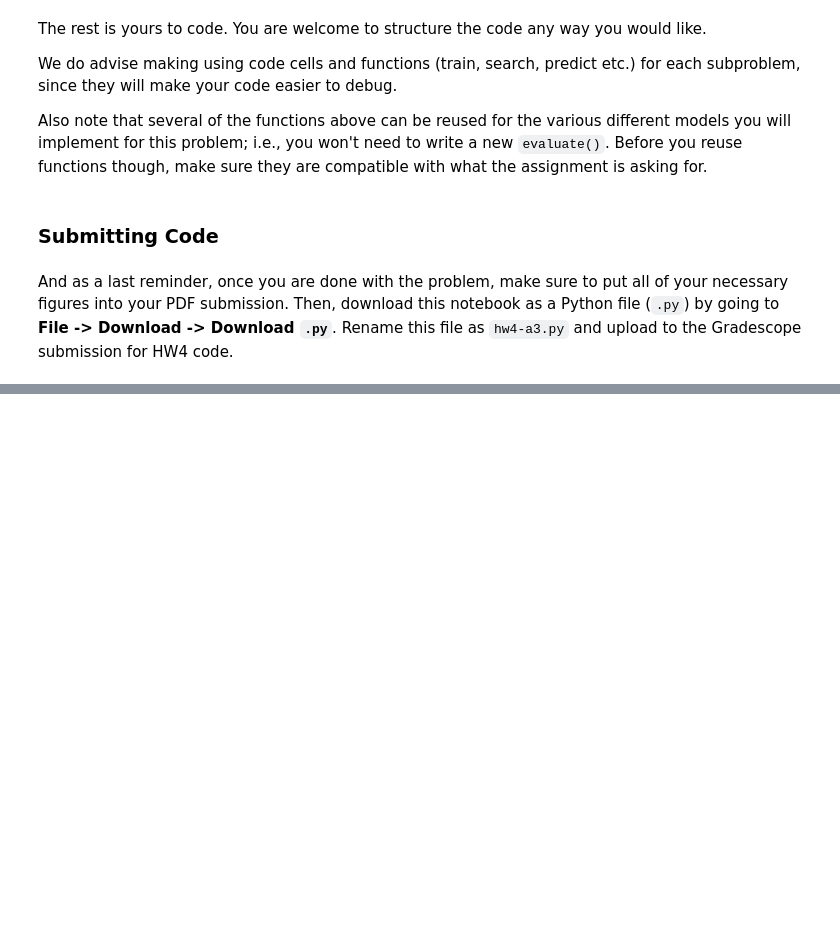
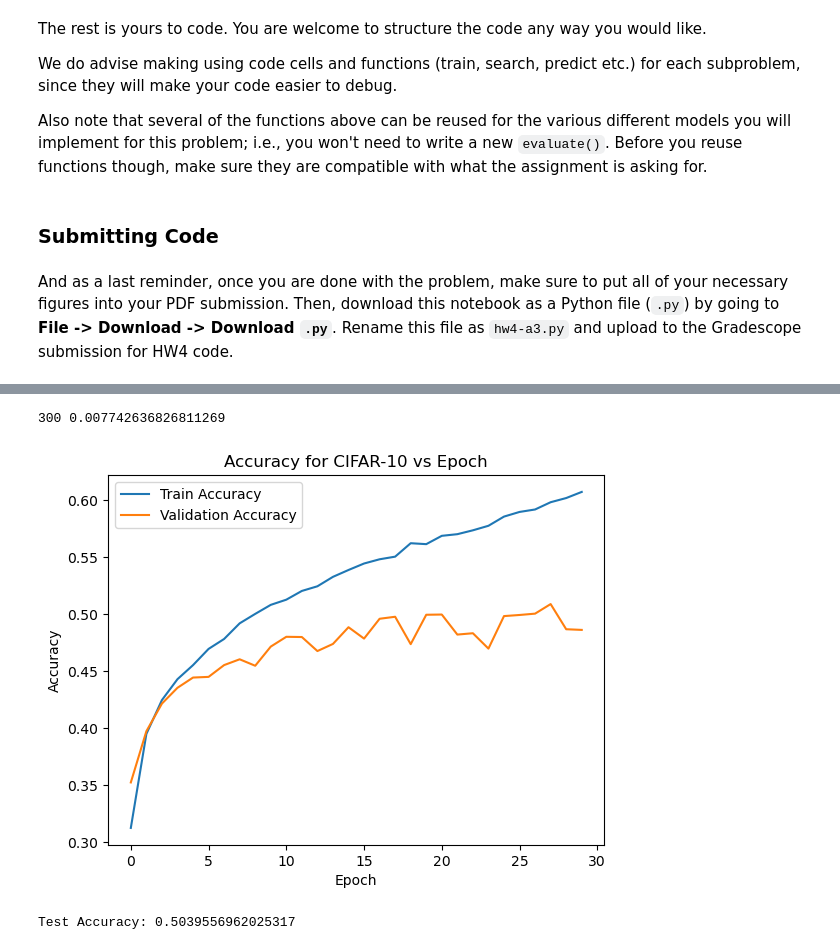
Before and after one commit to rbmuk/Homework, a Jupyter notebook: CSE 446/hw4/hw4-a3-cifar-image-classification.ipynb, the cells around one changed output, grey strips where cells are left out. Drawn from its saved outputs; the diff is of its cells as text; code cells hidden in the pictures; blank space fills up the shorter version.

```diff
--- a/CSE 446/hw4/hw4-a3-cifar-image-classification.ipynb
+++ b/CSE 446/hw4/hw4-a3-cifar-image-classification.ipynb
@@ -374,0 +370,10 @@ And as a last reminder, once you are done with the problem, make sure to put all
+# %%
+# Your code goes here...
+def a_model(M: int) -> nn.Module:
+    model = nn.Sequential(
+        nn.Flatten(),
+        nn.Linear(d, M),
+        nn.ReLU(),
+        nn.Linear(M, 10)
+    )
+    return model.to(DEVICE)
@@ -374,0 +427,2 @@ And as a last reminder, once you are done with the problem, make sure to put all
+# %%
+best_M, best_lr = parameter_search_a(train_loader, val_loader, a_model)
@@ -374,0 +454,25 @@ And as a last reminder, once you are done with the problem, make sure to put all
+# %%
+model = a_model(best_M)
+optimizer = SGD(model.parameters(), best_lr, momentum=0.9)
+print(best_M, best_lr)
+# %% [output]
+300 0.007742636826811269
+# %%
+# We are using 20 epochs for this example. You may have to use more.
+train_loss, train_accuracy, val_loss, val_accuracy = train(
+    model, optimizer, train_loader, val_loader, 30)
+# %%
+plt.plot(train_accuracy, label="Train Accuracy")
+plt.plot(val_accuracy, label="Validation Accuracy")
+plt.xlabel("Epoch")
+plt.ylabel("Accuracy")
+plt.legend()
+plt.title("Accuracy for CIFAR-10 vs Epoch")
+plt.show()
+# %% [output]
+[figure, added]
+# %%
+test_loss, test_acc = evaluate(model, test_loader)
+print(f"Test Accuracy: {test_acc}")
+# %% [output]
+Test Accuracy: 0.5039556962025317
```
Also changed, not shown: parts of 10 cells of this notebook, 23 other files.
